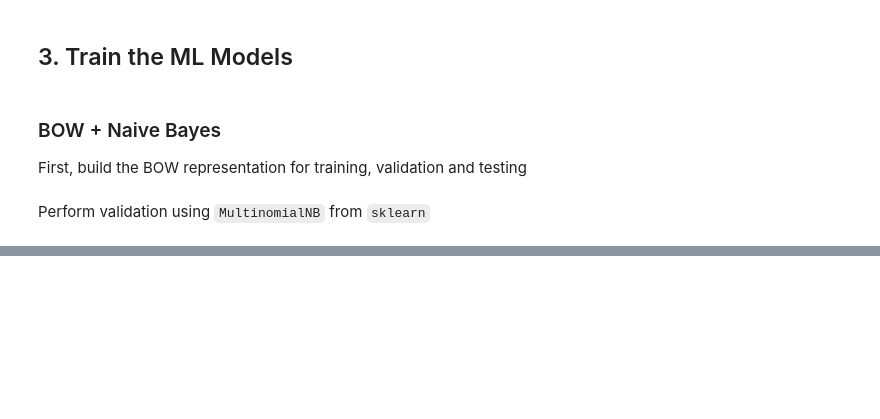
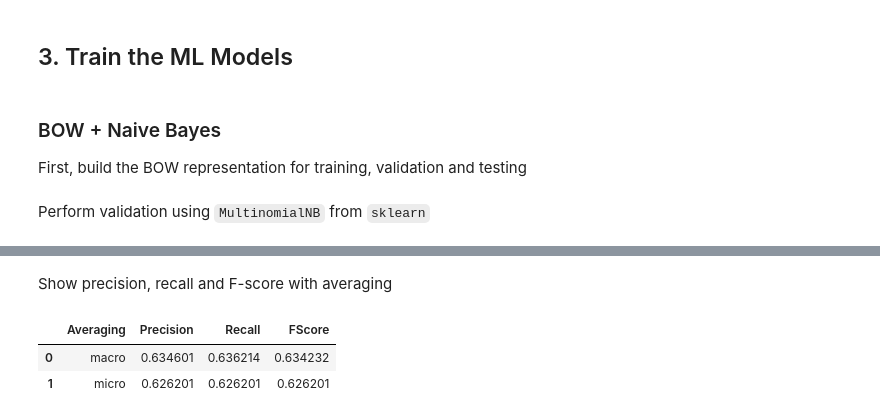
Before and after one commit to jCodingStuff/NLPReddit, a Jupyter notebook: tips_pred.ipynb, the cells around one changed output, grey strips where cells are left out. Saved outputs shown, nothing was run; the diff lists cells and outputs as text; code cells hidden in the pictures; blank space fills up the shorter version.

```diff
--- a/tips_pred.ipynb
+++ b/tips_pred.ipynb
@@ -219,0 +323,11 @@ Perform validation using `MultinomialNB` from `sklearn`
+# %% [markdown]
+Show precision, recall and F-score with averaging
+# %%
+measures_macro = ['macro'] + measures_macro
+measures_micro = ['micro'] + measures_micro
+measures_df = pd.DataFrame([measures_macro, measures_micro], columns=['Averaging', 'Precision', 'Recall', 'FScore'])
+measures_df
+# %% [output]
+|  | Averaging | Precision | Recall | FScore |
+| 0 | macro | 0.634601 | 0.636214 | 0.634232 |
+| 1 | micro | 0.626201 | 0.626201 | 0.626201 |
```
Also changed, not shown: parts of 18 cells of this notebook.
